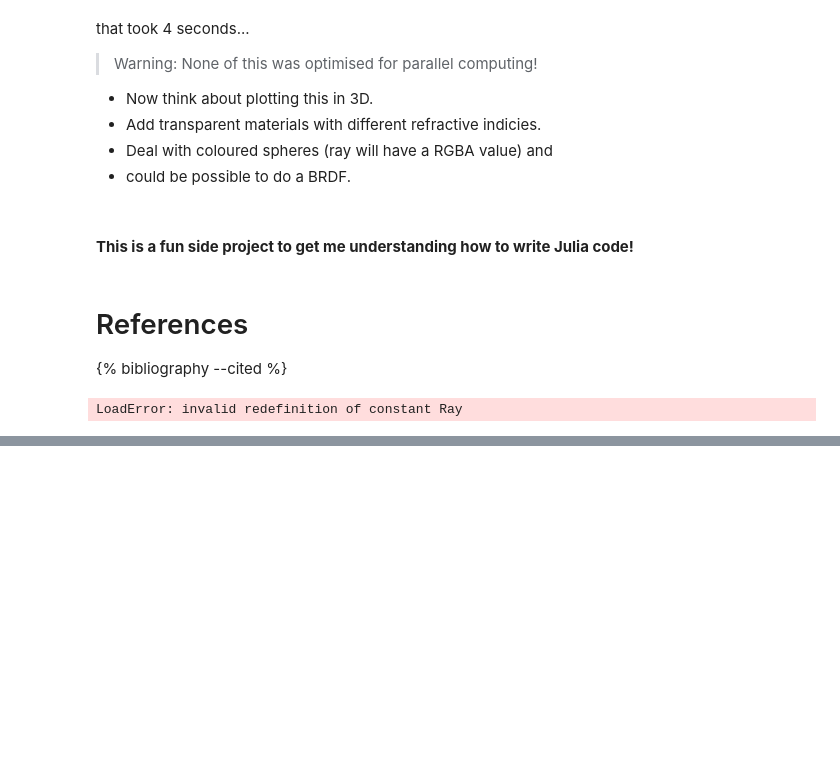
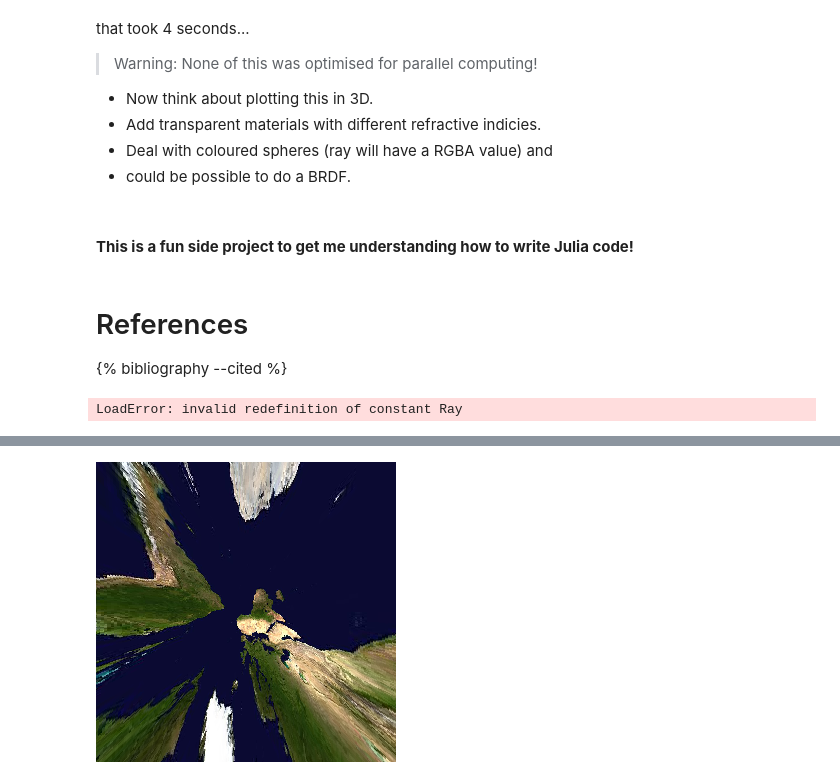
Before and after one commit to YiweiMao/blog, a Jupyter notebook: _notebooks/2020-11-31-Ray_Tracing.ipynb, the cells around one changed output, grey strips where cells are left out. Cells and saved outputs as stored; diff of their text form; code cells hidden in the pictures; blank space fills up the shorter version.

```diff
--- a/_notebooks/2020-11-31-Ray_Tracing.ipynb
+++ b/_notebooks/2020-11-31-Ray_Tracing.ipynb
@@ -306,0 +931,9 @@ LoadError: invalid redefinition of constant Ray
+# %%
+escher_sphere = Sphere(10,[0,0,0], Surface(1.0, 0.0, RGBA(1,1,1,0.0), 1.5))
+
+struct Sphere <: Object
+    r::Float64         # radius
+    x̅::Vector{Float64} # centre point
+    s::Surface         # properties of the sphere
+    #n::Float64         # refractive index
+end
@@ -306,0 +945,9 @@ LoadError: invalid redefinition of constant Ray
+# %%
+earth_skybox = image_skybox(earth)
+
+let
+	scene = [earth_skybox, escher_sphere]
+	ray_trace(scene, escher_cam, 4)
+end
+# %% [output]
+[figure, added]
```
Also changed, not shown: parts of 51 cells of this notebook, 19 other files.
